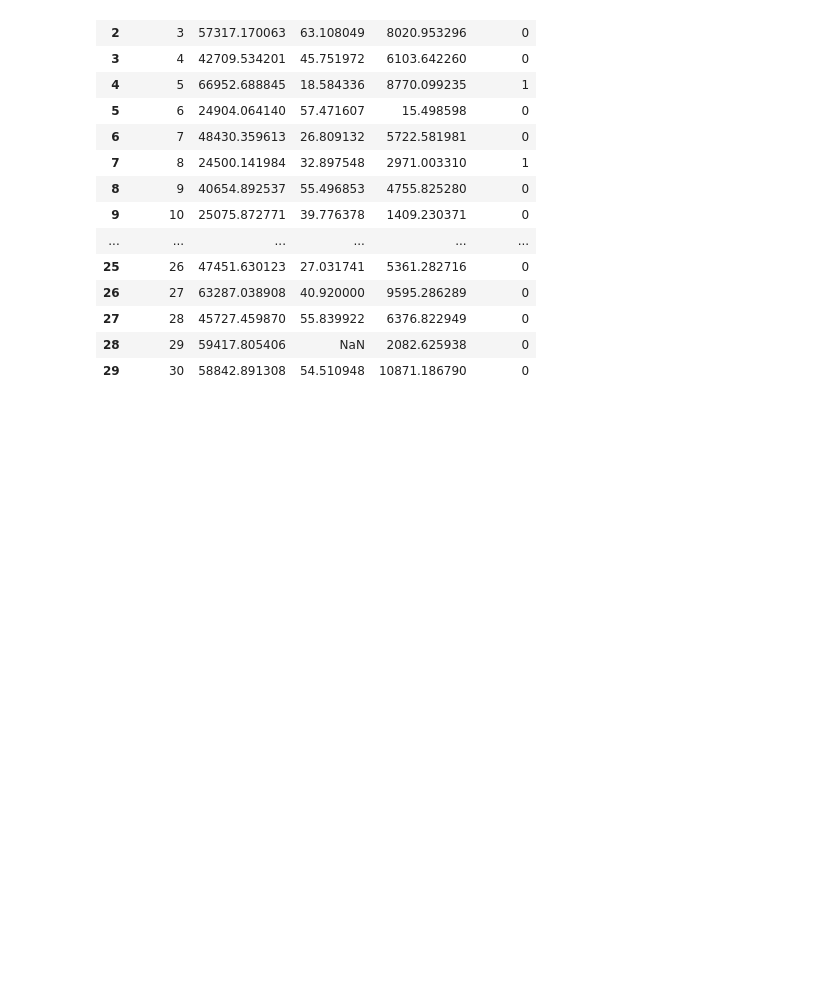
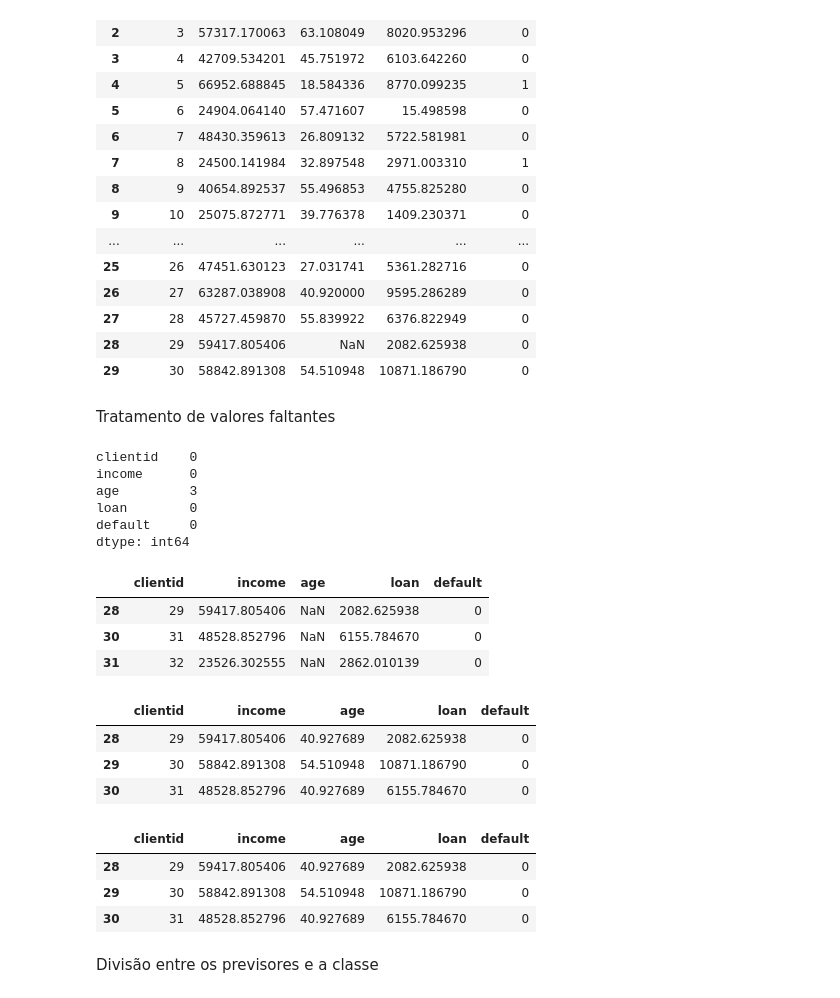
Before and after one commit to LucasMonteiroBastos/Analise-de-Credito---Part-I, a Jupyter notebook: CLASSIFICAÇÃO.ipynb, the cells around one changed output. Drawn from its saved outputs; the diff is of its cells as text; code cells hidden in the pictures; blank space fills up the shorter version.

```diff
--- a/CLASSIFICAÇÃO.ipynb
+++ b/CLASSIFICAÇÃO.ipynb
@@ -204,3 +204,23 @@ Base_De_Dados.head(30)
 | 27 | 28 | 45727.459870 | 55.839922 | 6376.822949 | 0 |
 | 28 | 29 | 59417.805406 | NaN | 2082.625938 | 0 |
 | 29 | 30 | 58842.891308 | 54.510948 | 10871.186790 | 0 |
+# %% [markdown]
+Tratamento de valores faltantes
+# %%
+# Buscando valores nulos na base
+Base_De_Dados.isnull().sum()
+# %% [output]
+clientid    0
+income      0
+age         3
+loan        0
+default     0
+dtype: int64
+# %%
+# Buscando apenas os valores nulos na coluna age
+Base_De_Dados.loc[pd.isnull(Base_De_Dados['age'])]
+# %% [output]
+|  | clientid | income | age | loan | default |
+| 28 | 29 | 59417.805406 | NaN | 2082.625938 | 0 |
+| 30 | 31 | 48528.852796 | NaN | 6155.784670 | 0 |
+| 31 | 32 | 23526.302555 | NaN | 2862.010139 | 0 |
@@ -206,0 +230,18 @@ Base_De_Dados.head(30)
+# %%
+# Verificando as modificações
+Base_De_Dados.loc[(Base_De_Dados['clientid'] == 29) | (Base_De_Dados['clientid'] == 30) | (Base_De_Dados['clientid'] == 31)]
+# %% [output]
+|  | clientid | income | age | loan | default |
+| 28 | 29 | 59417.805406 | 40.927689 | 2082.625938 | 0 |
+| 29 | 30 | 58842.891308 | 54.510948 | 10871.186790 | 0 |
+| 30 | 31 | 48528.852796 | 40.927689 | 6155.784670 | 0 |
+# %%
+# Consultando as modificações de outra maneira
+Base_De_Dados.loc[Base_De_Dados['clientid'].isin([29, 30, 31])]
+# %% [output]
+|  | clientid | income | age | loan | default |
+| 28 | 29 | 59417.805406 | 40.927689 | 2082.625938 | 0 |
+| 29 | 30 | 58842.891308 | 54.510948 | 10871.186790 | 0 |
+| 30 | 31 | 48528.852796 | 40.927689 | 6155.784670 | 0 |
+# %% [markdown]
+Divisão entre os previsores e a classe
```
Also changed, not shown: parts of 11 cells of this notebook.
